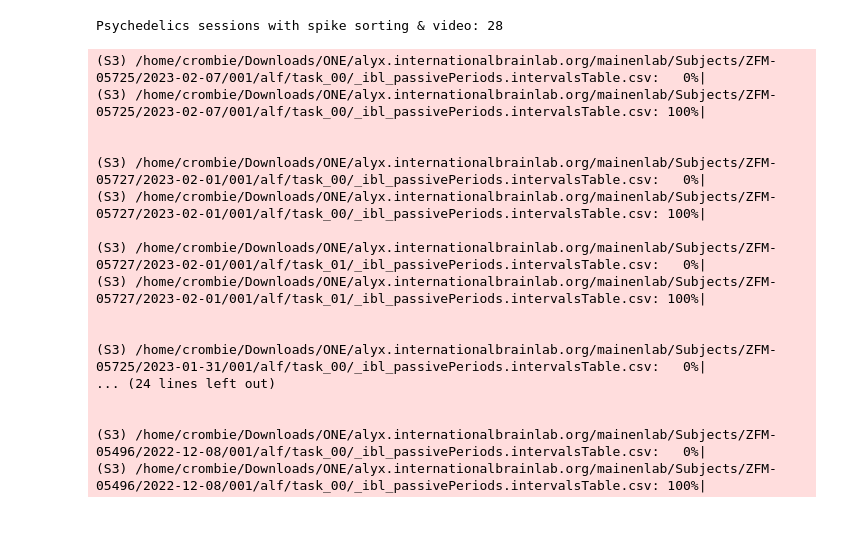
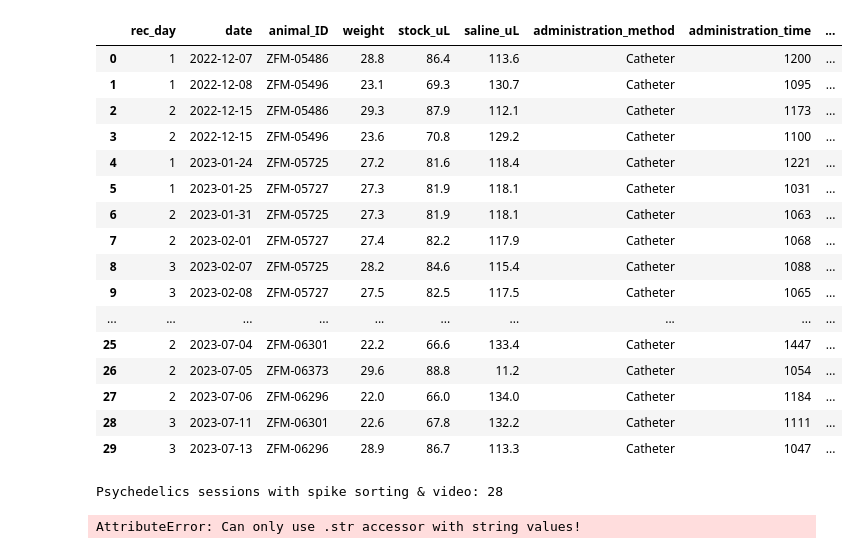
Before and after one commit to ja-94/psychedelics, a Jupyter notebook: 00_download_data.ipynb, the cells around one changed output. Saved outputs shown, nothing was run; the diff lists cells and outputs as text; code cells hidden in the pictures; blank space fills up the shorter version.

```diff
--- a/00_download_data.ipynb
+++ b/00_download_data.ipynb
@@ -13,6 +13,26 @@ one = ONE(mode=mode)
 df_infos = pd.read_csv('recordings.csv')
 df_infos['date'] = df_infos['date'].apply(lambda x: datetime.strptime(x, '%d.%m.%Y').date())
 df_infos['administration_time'] = df_infos['administration_time'].apply(lambda x: np.sum(np.array([int(val) for val in x.split(':')]) * np.array([3600, 60, 1])))
+# %%
+df_infos
+# %% [output]
+|  | rec_day | date | animal_ID | weight | stock_uL | saline_uL | administration_method | administration_time | ... |
+| 0 | 1 | 2022-12-07 | ZFM-05486 | 28.8 | 86.4 | 113.6 | Catheter | 1200 | ... |
+| 1 | 1 | 2022-12-08 | ZFM-05496 | 23.1 | 69.3 | 130.7 | Catheter | 1095 | ... |
+| 2 | 2 | 2022-12-15 | ZFM-05486 | 29.3 | 87.9 | 112.1 | Catheter | 1173 | ... |
+| 3 | 2 | 2022-12-15 | ZFM-05496 | 23.6 | 70.8 | 129.2 | Catheter | 1100 | ... |
+| 4 | 1 | 2023-01-24 | ZFM-05725 | 27.2 | 81.6 | 118.4 | Catheter | 1221 | ... |
+| 5 | 1 | 2023-01-25 | ZFM-05727 | 27.3 | 81.9 | 118.1 | Catheter | 1031 | ... |
+| 6 | 2 | 2023-01-31 | ZFM-05725 | 27.3 | 81.9 | 118.1 | Catheter | 1063 | ... |
+| 7 | 2 | 2023-02-01 | ZFM-05727 | 27.4 | 82.2 | 117.9 | Catheter | 1068 | ... |
+| 8 | 3 | 2023-02-07 | ZFM-05725 | 28.2 | 84.6 | 115.4 | Catheter | 1088 | ... |
+| 9 | 3 | 2023-02-08 | ZFM-05727 | 27.5 | 82.5 | 117.5 | Catheter | 1065 | ... |
+| ... | ... | ... | ... | ... | ... | ... | ... | ... | ... |
+| 25 | 2 | 2023-07-04 | ZFM-06301 | 22.2 | 66.6 | 133.4 | Catheter | 1447 | ... |
+| 26 | 2 | 2023-07-05 | ZFM-06373 | 29.6 | 88.8 | 11.2 | Catheter | 1054 | ... |
+| 27 | 2 | 2023-07-06 | ZFM-06296 | 22.0 | 66.0 | 134.0 | Catheter | 1184 | ... |
+| 28 | 3 | 2023-07-11 | ZFM-06301 | 22.6 | 67.8 | 132.2 | Catheter | 1111 | ... |
+| 29 | 3 | 2023-07-13 | ZFM-06296 | 28.9 | 86.7 | 113.3 | Catheter | 1047 | ... |
 # %%
 eids = one.search(project='psychedelics', dataset=['spikes', 'Camera'], query_type='local')
 print(f'Psychedelics sessions with spike sorting & video: {len(eids)}')
@@ -20,22 +40,9 @@ print(f'Psychedelics sessions with spike sorting & video: {len(eids)}')
 Psychedelics sessions with spike sorting & video: 28
 # %%
 df_timings = get_protocol_timings(one, eids, df_infos=df_infos).set_index('eid')
+df_timings['admin_time'] = df_timings['admin_time'].str.split(' ').str[4]
+df_timings['admin_time'] = df_timings['admin_time'].str.split('\\').str[0]
+df_timings['admin_time'] = np.float64(df_timings['admin_time'].str.split('\n').str[0])
 df_timings.to_csv('protocol_timings.csv')
 # %% [output]
-(S3) /home/crombie/Downloads/ONE/alyx.internationalbrainlab.org/mainenlab/Subjects/ZFM-05725/2023-02-07/001/alf/task_00/_ibl_passivePeriods.intervalsTable.csv:   0%|
-(S3) /home/crombie/Downloads/ONE/alyx.internationalbrainlab.org/mainenlab/Subjects/ZFM-05725/2023-02-07/001/alf/task_00/_ibl_passivePeriods.intervalsTable.csv: 100%|
-
-
-(S3) /home/crombie/Downloads/ONE/alyx.internationalbrainlab.org/mainenlab/Subjects/ZFM-05727/2023-02-01/001/alf/task_00/_ibl_passivePeriods.intervalsTable.csv:   0%|
-(S3) /home/crombie/Downloads/ONE/alyx.internationalbrainlab.org/mainenlab/Subjects/ZFM-05727/2023-02-01/001/alf/task_00/_ibl_passivePeriods.intervalsTable.csv: 100%|
-
-(S3) /home/crombie/Downloads/ONE/alyx.internationalbrainlab.org/mainenlab/Subjects/ZFM-05727/2023-02-01/001/alf/task_01/_ibl_passivePeriods.intervalsTable.csv:   0%|
-(S3) /home/crombie/Downloads/ONE/alyx.internationalbrainlab.org/mainenlab/Subjects/ZFM-05727/2023-02-01/001/alf/task_01/_ibl_passivePeriods.intervalsTable.csv: 100%|
-
-
-(S3) /home/crombie/Downloads/ONE/alyx.internationalbrainlab.org/mainenlab/Subjects/ZFM-05725/2023-01-31/001/alf/task_00/_ibl_passivePeriods.intervalsTable.csv:   0%|
-... (24 lines left out)
-
-
-(S3) /home/crombie/Downloads/ONE/alyx.internationalbrainlab.org/mainenlab/Subjects/ZFM-05496/2022-12-08/001/alf/task_00/_ibl_passivePeriods.intervalsTable.csv:   0%|
-(S3) /home/crombie/Downloads/ONE/alyx.internationalbrainlab.org/mainenlab/Subjects/ZFM-05496/2022-12-08/001/alf/task_00/_ibl_passivePeriods.intervalsTable.csv: 100%|
+AttributeError: Can only use .str accessor with string values!
```
Also changed, not shown: parts of 1 cell of this notebook, 5 other files.
